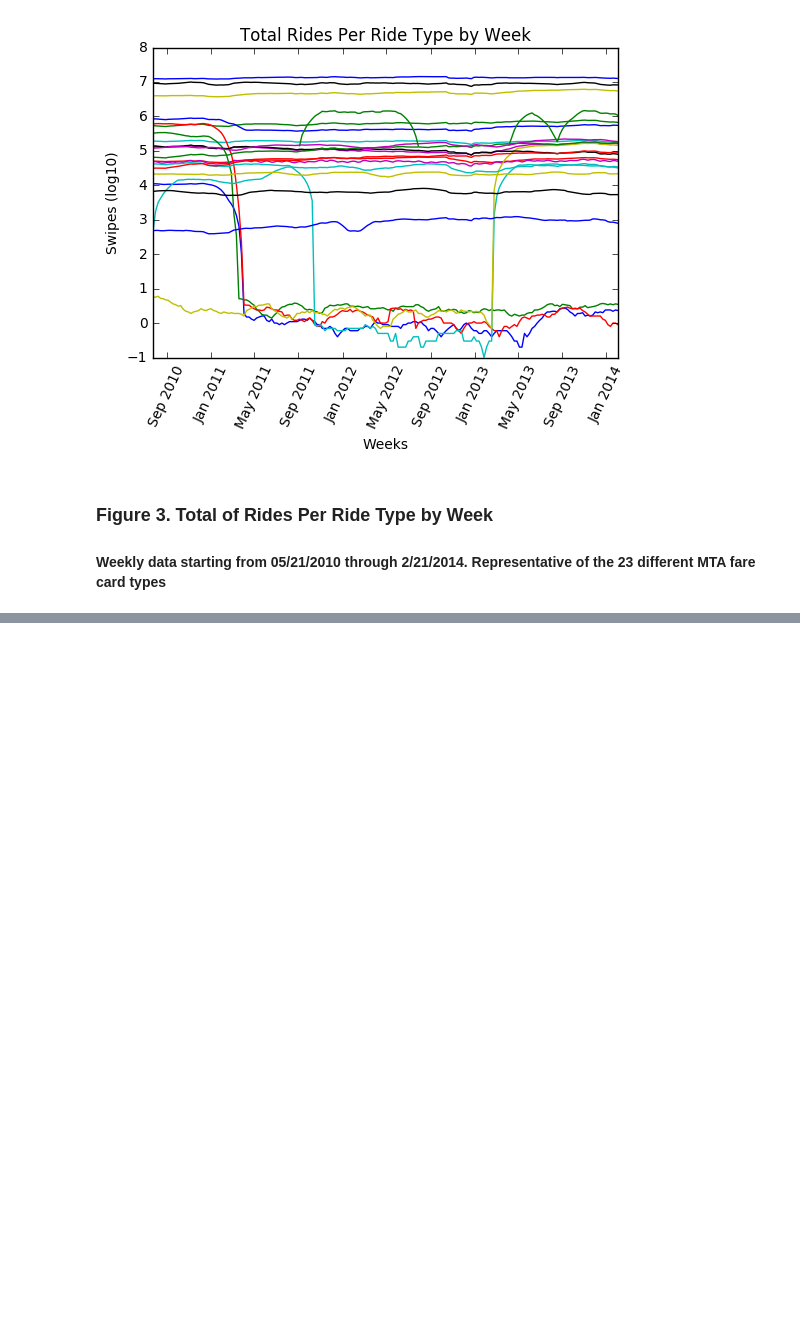
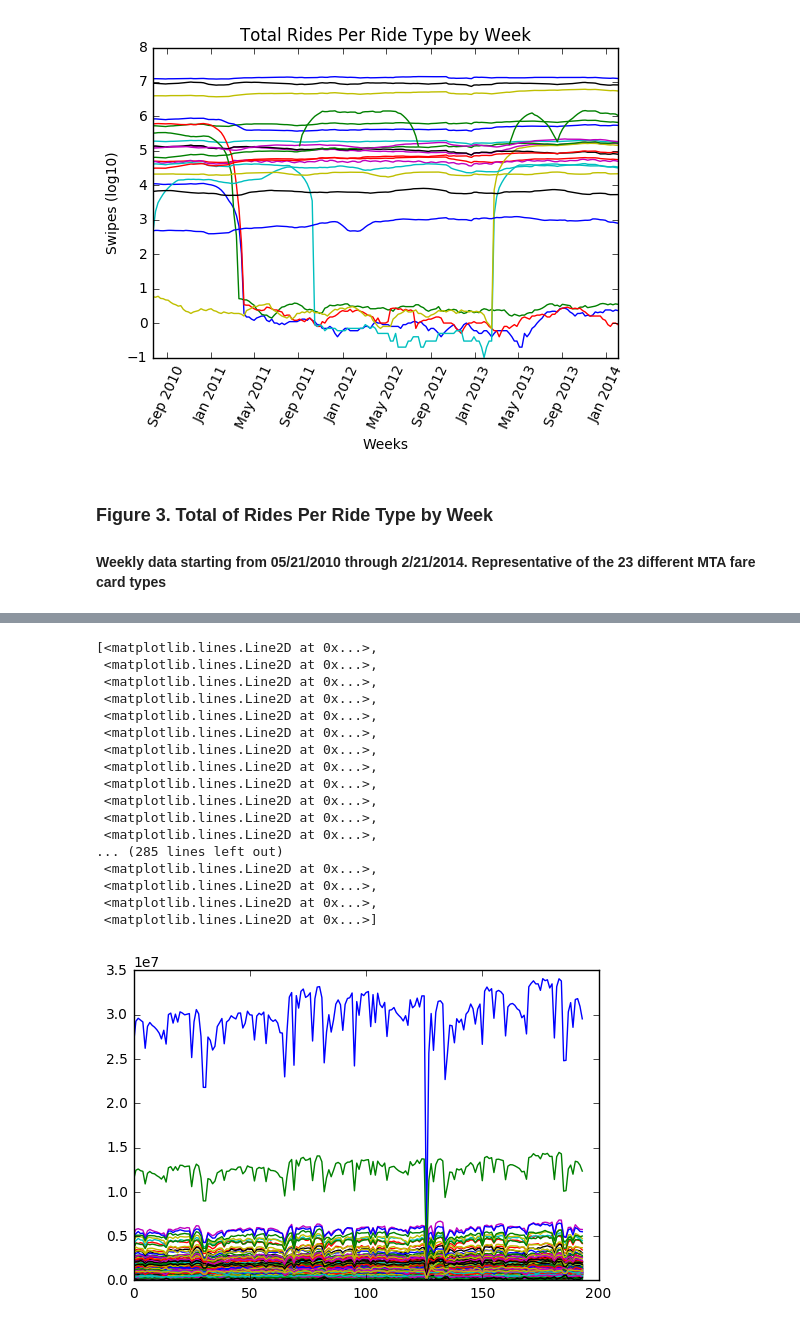
Before and after one commit to kdr276/PUI2016_kdr276, a Jupyter notebook: HW9_kdr276/Assignment_1.ipynb, the cells around one changed output, grey strips where cells are left out. Saved outputs shown, nothing was run; the diff lists cells and outputs as text; code cells hidden in the pictures; blank space fills up the shorter version.

```diff
--- a/HW9_kdr276/Assignment_1.ipynb
+++ b/HW9_kdr276/Assignment_1.ipynb
@@ -137,0 +155,21 @@ pl.ylabel("Swipes (log10)")
+# %%
+pl.plot(np.abs(np.fft.rfft(mtastationsum)))
+# %% [output]
+[<matplotlib.lines.Line2D at 0x...>,
+ <matplotlib.lines.Line2D at 0x...>,
+ <matplotlib.lines.Line2D at 0x...>,
+ <matplotlib.lines.Line2D at 0x...>,
+ <matplotlib.lines.Line2D at 0x...>,
+ <matplotlib.lines.Line2D at 0x...>,
+ <matplotlib.lines.Line2D at 0x...>,
+ <matplotlib.lines.Line2D at 0x...>,
+ <matplotlib.lines.Line2D at 0x...>,
+ <matplotlib.lines.Line2D at 0x...>,
+ <matplotlib.lines.Line2D at 0x...>,
+ <matplotlib.lines.Line2D at 0x...>,
+... (285 lines left out)
+ <matplotlib.lines.Line2D at 0x...>,
+ <matplotlib.lines.Line2D at 0x...>,
+ <matplotlib.lines.Line2D at 0x...>,
+ <matplotlib.lines.Line2D at 0x...>]
+[figure, added]
```
Also changed, not shown: parts of 6 cells of this notebook.
